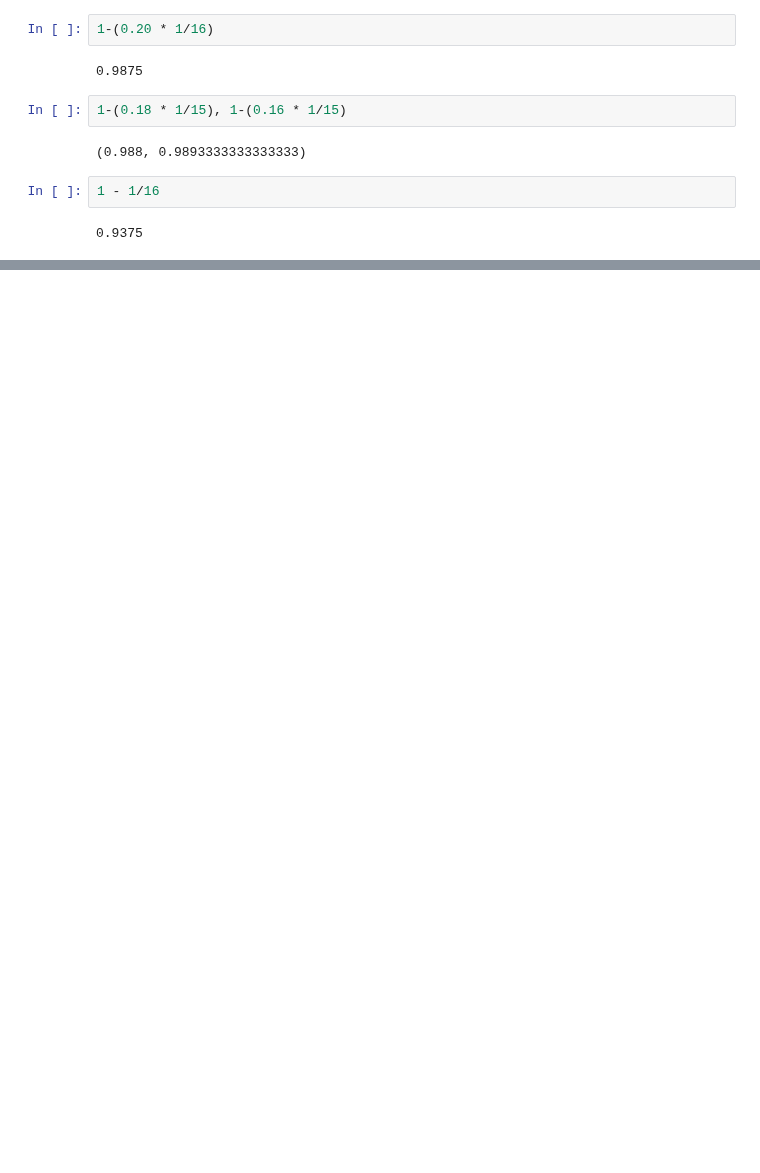
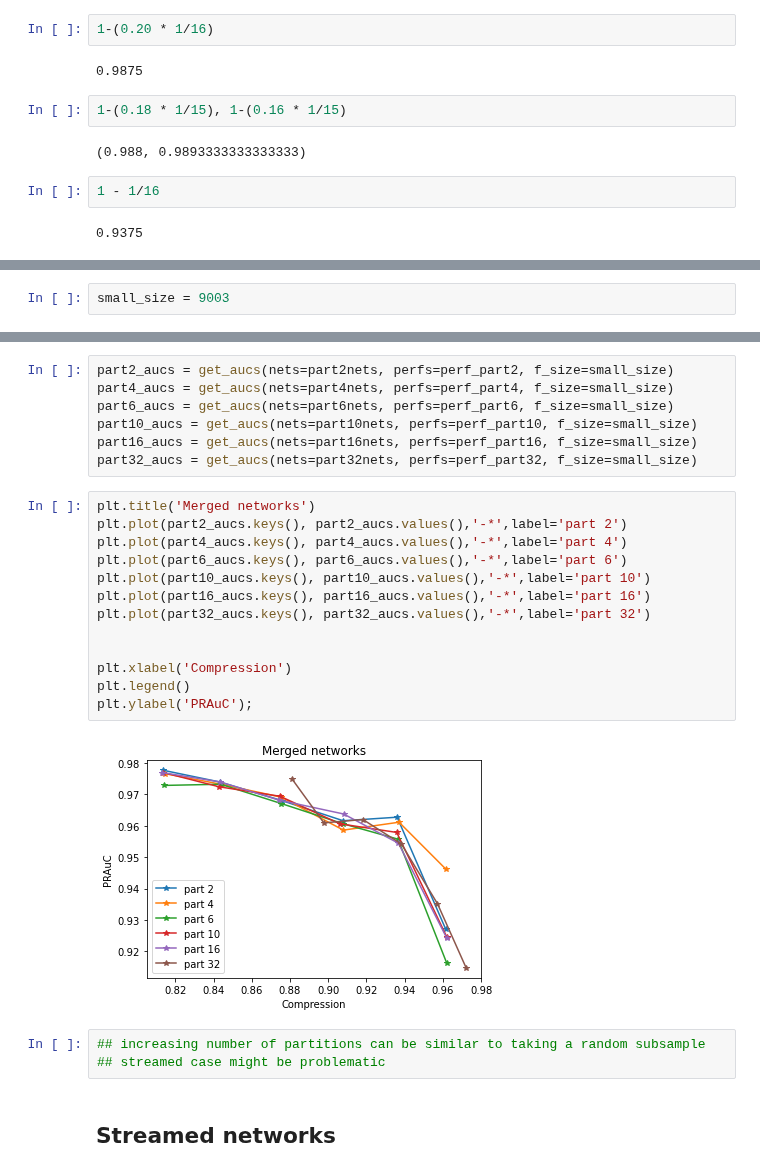
Before and after one commit to jrybicki-jsc/smms, a Jupyter notebook: graphla/cleans.ipynb, the cells around one changed output, grey strips where cells are left out. Drawn from its saved outputs; the diff is of its cells as text; blank space fills up the shorter version.

Commit message:
influence of number of partitions. first attempts

```diff
--- a/graphla/cleans.ipynb
+++ b/graphla/cleans.ipynb
@@ -341,0 +376,2 @@ get_compression([6046]), streamed_aucs.keys()
+# %%
+small_size = 9003
@@ -341,0 +406,27 @@ get_compression([6046]), streamed_aucs.keys()
+# %%
+part2_aucs = get_aucs(nets=part2nets, perfs=perf_part2, f_size=small_size)
+part4_aucs = get_aucs(nets=part4nets, perfs=perf_part4, f_size=small_size)
+part6_aucs = get_aucs(nets=part6nets, perfs=perf_part6, f_size=small_size)
+part10_aucs = get_aucs(nets=part10nets, perfs=perf_part10, f_size=small_size)
+part16_aucs = get_aucs(nets=part16nets, perfs=perf_part16, f_size=small_size)
+part32_aucs = get_aucs(nets=part32nets, perfs=perf_part32, f_size=small_size)
+# %%
+plt.title('Merged networks')
+plt.plot(part2_aucs.keys(), part2_aucs.values(),'-*',label='part 2')
+plt.plot(part4_aucs.keys(), part4_aucs.values(),'-*',label='part 4')
+plt.plot(part6_aucs.keys(), part6_aucs.values(),'-*',label='part 6')
+plt.plot(part10_aucs.keys(), part10_aucs.values(),'-*',label='part 10')
+plt.plot(part16_aucs.keys(), part16_aucs.values(),'-*',label='part 16')
+plt.plot(part32_aucs.keys(), part32_aucs.values(),'-*',label='part 32')
+
+
+plt.xlabel('Compression')
+plt.legend()
+plt.ylabel('PRAuC');
+# %% [output]
+[figure, added]
+# %%
+## increasing number of partitions can be similar to taking a random subsample
+## streamed case might be problematic
+# %% [markdown]
+## Streamed networks
```
Also changed, not shown: parts of 16 cells of this notebook.
